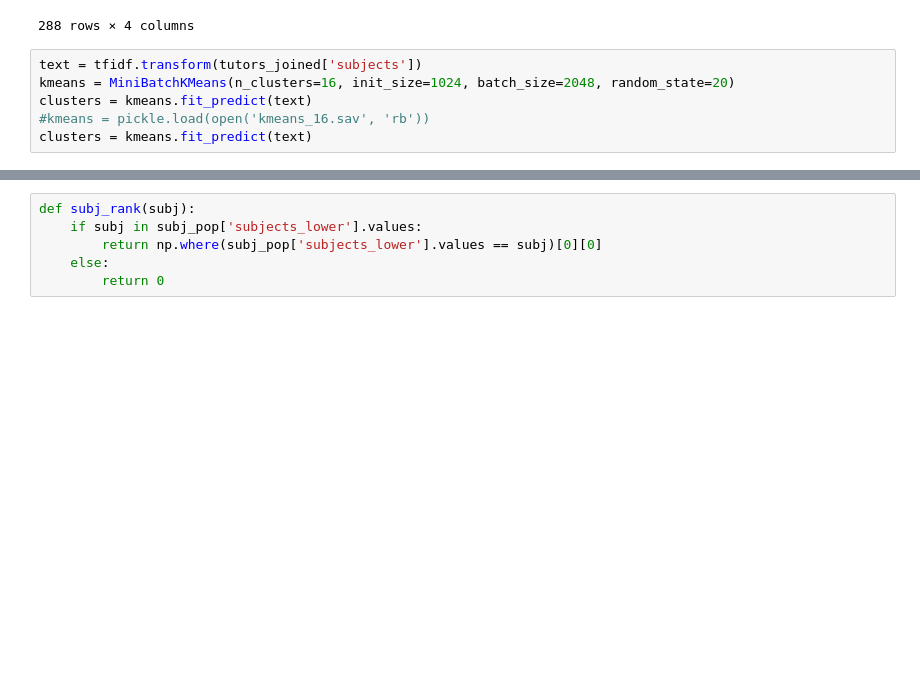
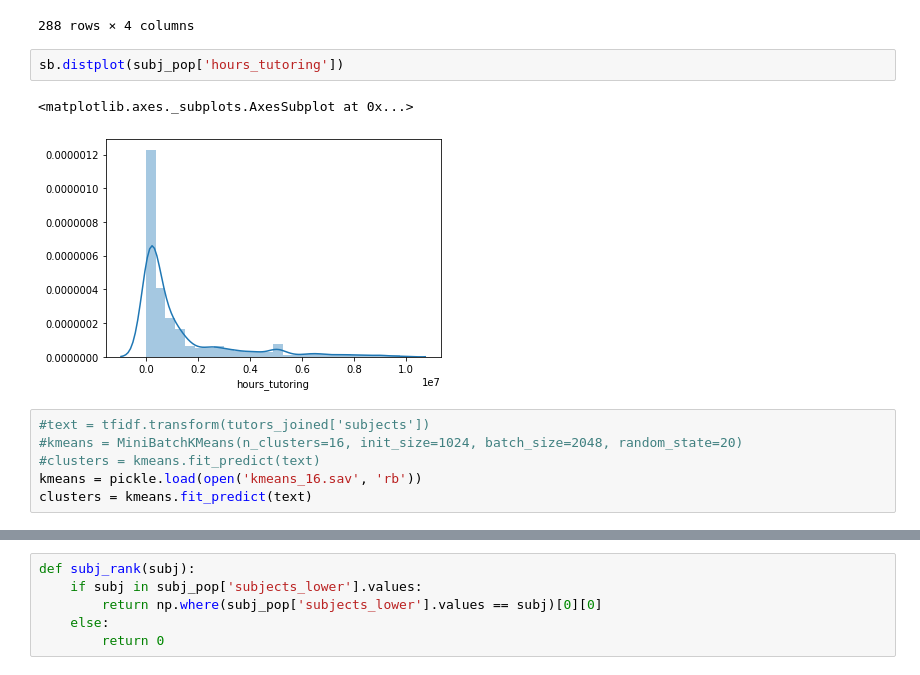
Before and after one commit to cfodonnell/Insight_Project_AsTutor, a Jupyter notebook: EDA/bio_subjects_clustering.ipynb, the cells around one changed output, grey strips where cells are left out. Saved outputs shown, nothing was run; the diff lists cells and outputs as text; blank space fills up the shorter version.

```diff
--- a/EDA/bio_subjects_clustering.ipynb
+++ b/EDA/bio_subjects_clustering.ipynb
@@ -366,12 +366,17 @@ subj_pop
 | 286 | 84 | Dutch | 6671.0 | dutch |
 | 287 | 90 | Economics | 1388.0 | economics |
 288 rows × 4 columns
+# %%
+sb.distplot(subj_pop['hours_tutoring'])
+# %% [output]
+<matplotlib.axes._subplots.AxesSubplot at 0x...>
+[figure, added]
 # %%
-text = tfidf.transform(tutors_joined['subjects'])
-kmeans = MiniBatchKMeans(n_clusters=16, init_size=1024, batch_size=2048, random_state=20)
+#text = tfidf.transform(tutors_joined['subjects'])
+#kmeans = MiniBatchKMeans(n_clusters=16, init_size=1024, batch_size=2048, random_state=20)
+#clusters = kmeans.fit_predict(text)
+kmeans = pickle.load(open('kmeans_16.sav', 'rb'))
 clusters = kmeans.fit_predict(text)
-#kmeans = pickle.load(open('kmeans_16.sav', 'rb'))
-clusters = kmeans.fit_predict(text)
 # %%
 labels = tfidf.get_feature_names()
 tfidf_df = pd.DataFrame(text.todense()).groupby(clusters).mean().T
```
Also changed, not shown: parts of 17 cells of this notebook, 3 other files.
